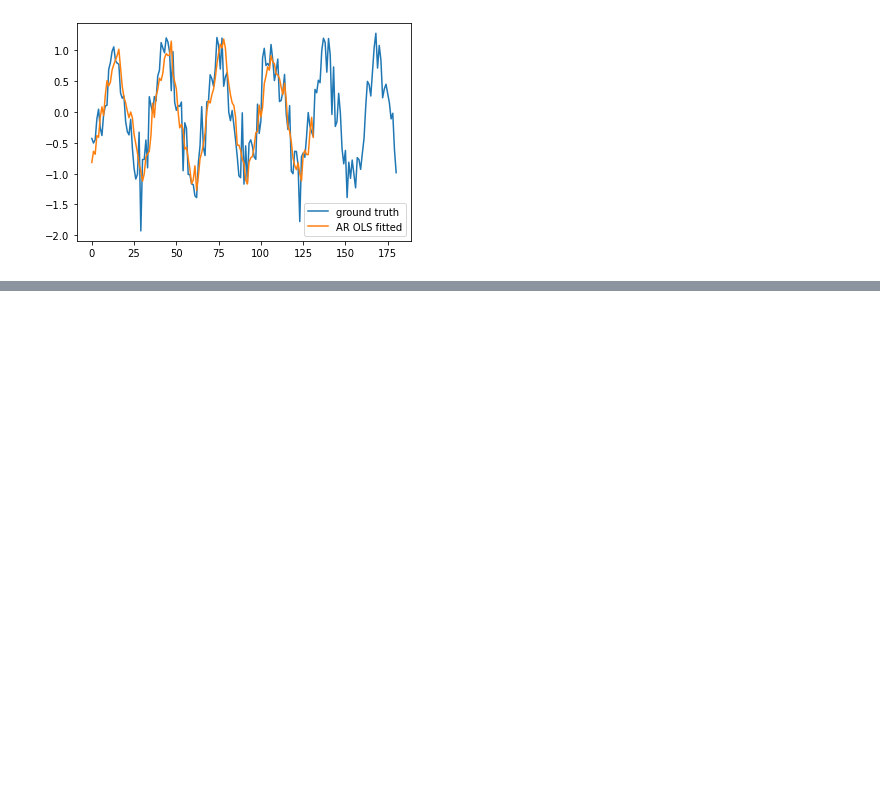
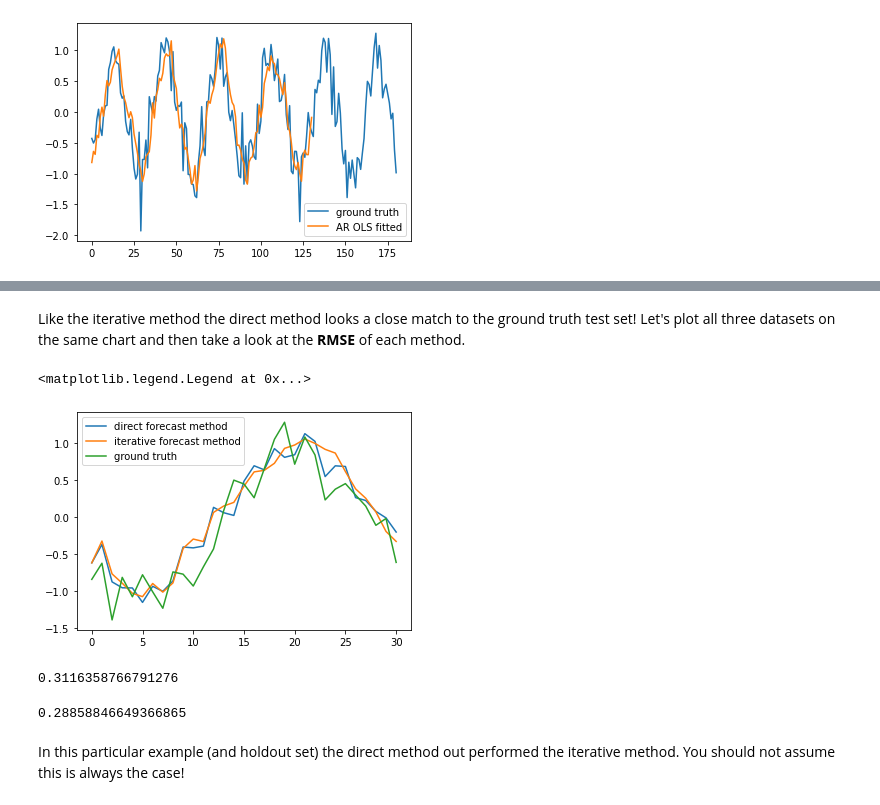
Before and after one commit to health-data-science-OR/forecasting, a Jupyter notebook: autoregression/autoregression1.ipynb, the cells around one changed output, grey strips where cells are left out. Saved outputs shown, nothing was run; the diff lists cells and outputs as text; code cells hidden in the pictures; blank space fills up the shorter version.

```diff
--- a/autoregression/autoregression1.ipynb
+++ b/autoregression/autoregression1.ipynb
@@ -341,0 +463,11 @@ plt.legend()
+# %% [markdown]
+Like the iterative method the direct method looks a close match to the ground truth test set!  Let's plot all three datasets on the same chart and then take a look at the **RMSE** of each method.
+# %%
+#plot iterative and direct
+plt.plot(y_preds_direct, label='direct forecast method')
+plt.plot(y_preds_iter, label='iterative forecast method')
+plt.plot(y_test, label='ground truth')
+plt.legend()
+# %% [output]
+<matplotlib.legend.Legend at 0x...>
+[figure, added]
@@ -341,0 +476,10 @@ plt.legend()
+# %%
+rmse(y_test, y_preds_iter.reshape(-1, 1))[0]
+# %% [output]
+0.3116358766791276
+# %%
+rmse(y_test, y_preds_direct)[0]
+# %% [output]
+0.28858846649366865
+# %% [markdown]
+In this particular example (and holdout set) the direct method out performed the iterative method. You should not assume this is always the case!
```
Also changed, not shown: parts of 24 cells of this notebook.
